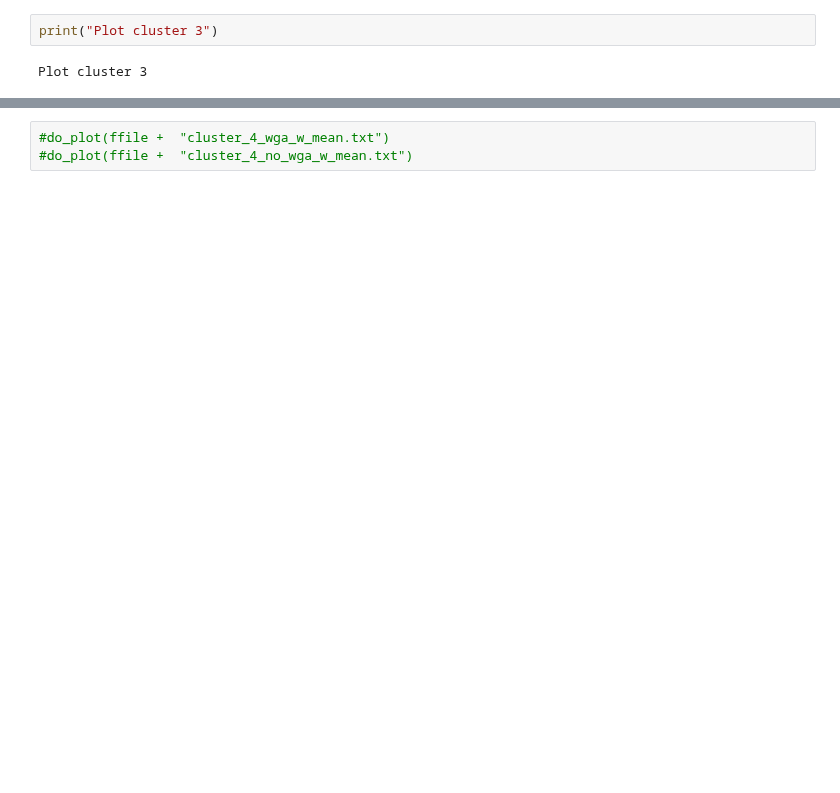
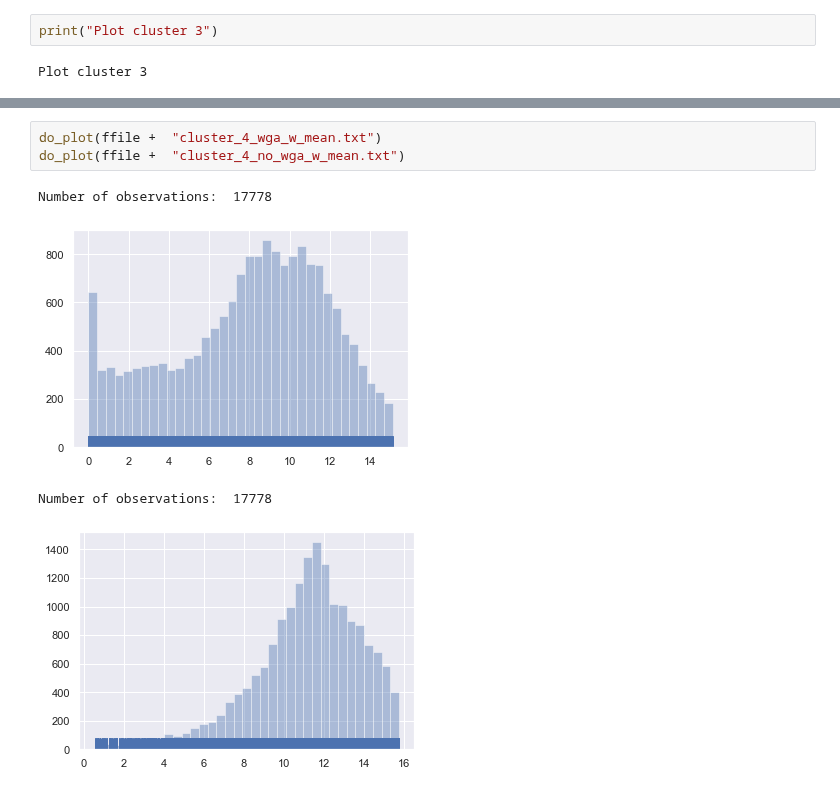
Before and after one commit to pockerman/hidden_markov_modeling, a Jupyter notebook: plot_clusters.ipynb, the cells around one changed output, grey strips where cells are left out. Saved outputs shown, nothing was run; the diff lists cells and outputs as text; blank space fills up the shorter version.

```diff
--- a/plot_clusters.ipynb
+++ b/plot_clusters.ipynb
@@ -71,3 +71,8 @@ Number of observations:  19481
 # %%
-#do_plot(ffile +  "cluster_4_wga_w_mean.txt")
-#do_plot(ffile +  "cluster_4_no_wga_w_mean.txt")
+do_plot(ffile +  "cluster_4_wga_w_mean.txt")
+do_plot(ffile +  "cluster_4_no_wga_w_mean.txt")
+# %% [output]
+Number of observations:  17778
+[figure, added]
+Number of observations:  17778
+[figure, added]
```
Also changed, not shown: parts of 4 cells of this notebook, 8 other files.
